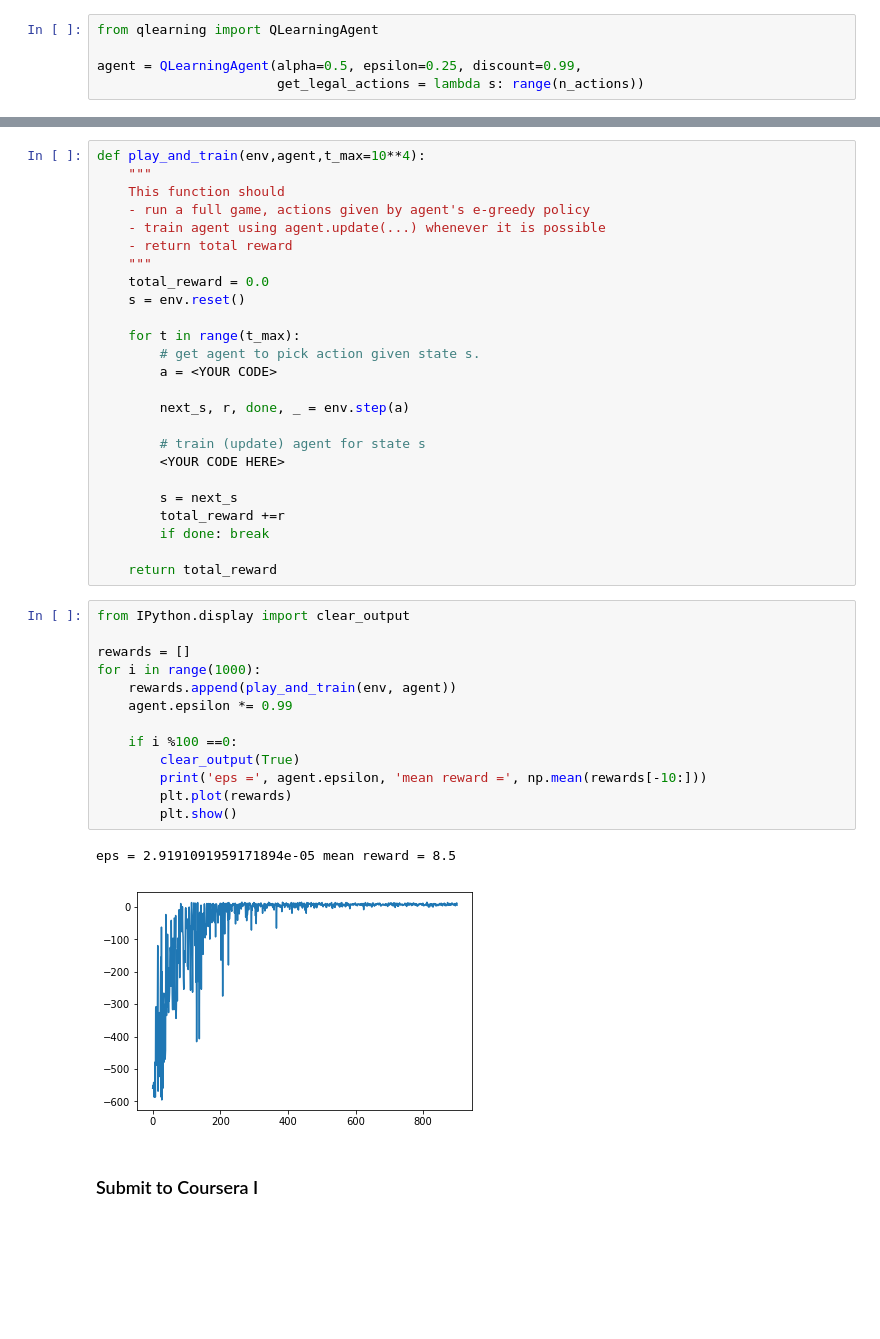
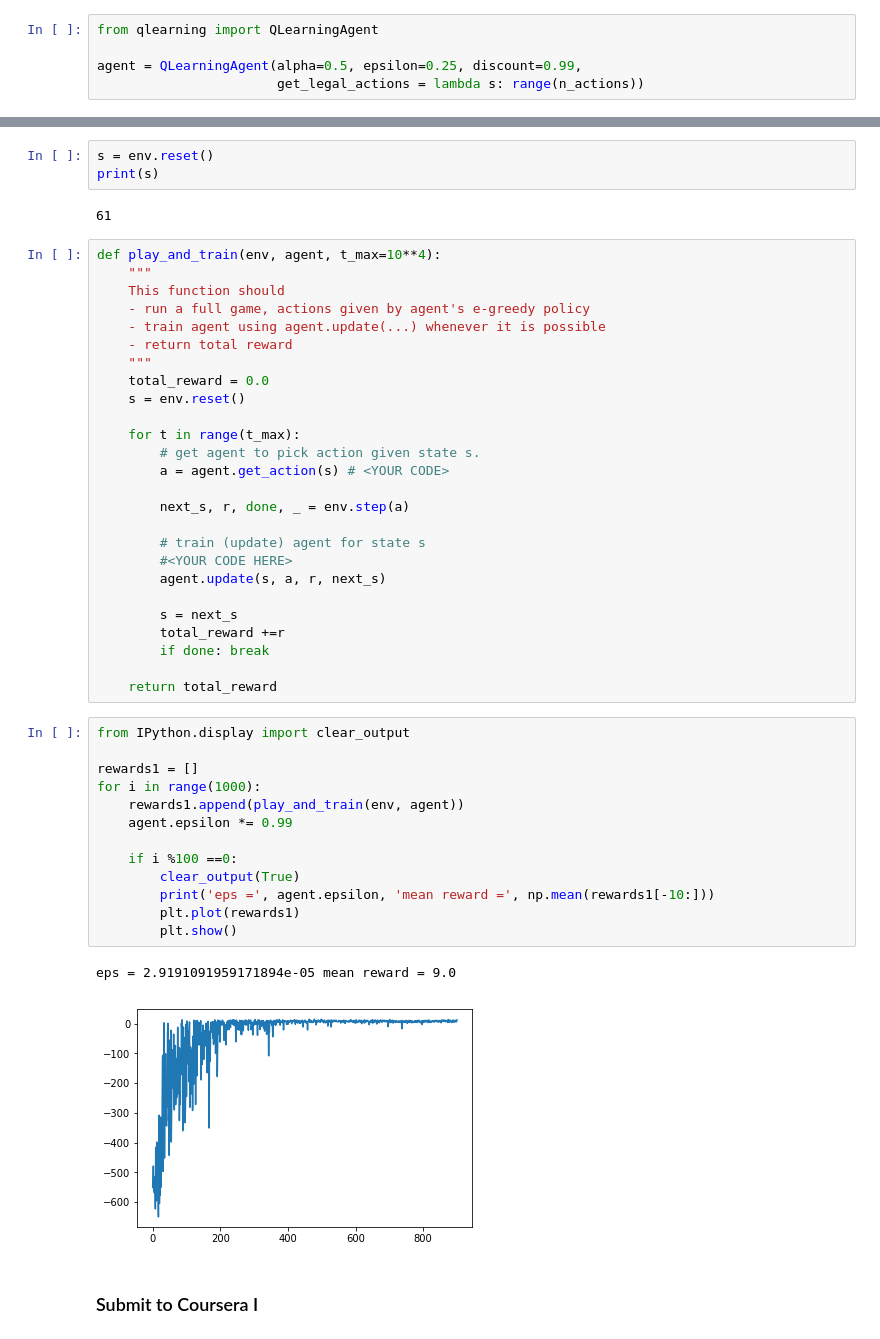
Before and after one commit to PhilippeW83440/Reinforcement-Learning, a Jupyter notebook: coursera-PratcticalRL/W3/qlearning.ipynb, the cells around one changed output, grey strips where cells are left out. Saved outputs shown, nothing was run; the diff lists cells and outputs as text; blank space fills up the shorter version.

```diff
--- a/coursera-PratcticalRL/W3/qlearning.ipynb
+++ b/coursera-PratcticalRL/W3/qlearning.ipynb
@@ -151,5 +220,10 @@ agent = QLearningAgent(alpha=0.5, epsilon=0.25, discount=0.99,
+# %%
+s = env.reset()
+print(s)
+# %% [output]
+61
 # %%
-def play_and_train(env,agent,t_max=10**4):
+def play_and_train(env, agent, t_max=10**4):
     """
     This function should
     - run a full game, actions given by agent's e-greedy policy
@@ -161,12 +235,13 @@ def play_and_train(env,agent,t_max=10**4):
 
     for t in range(t_max):
         # get agent to pick action given state s.
-        a = <YOUR CODE>
+        a = agent.get_action(s) # <YOUR CODE>
 
         next_s, r, done, _ = env.step(a)
 
         # train (update) agent for state s
-        <YOUR CODE HERE>
+        #<YOUR CODE HERE>
+        agent.update(s, a, r, next_s)
 
         s = next_s
         total_reward +=r
@@ -176,19 +251,19 @@ def play_and_train(env,agent,t_max=10**4):
 # %%
 from IPython.display import clear_output
 
-rewards = []
+rewards1 = []
 for i in range(1000):
-    rewards.append(play_and_train(env, agent))
+    rewards1.append(play_and_train(env, agent))
     agent.epsilon *= 0.99
 
     if i %100 ==0:
         clear_output(True)
-        print('eps =', agent.epsilon, 'mean reward =', np.mean(rewards[-10:]))
-        plt.plot(rewards)
+        print('eps =', agent.epsilon, 'mean reward =', np.mean(rewards1[-10:]))
+        plt.plot(rewards1)
         plt.show()
 # %% [output]
-eps = 2.9191091959171894e-05 mean reward = 8.5
+eps = 2.9191091959171894e-05 mean reward = 9.0
-[figure, old version]
+[figure, new version]
 # %% [markdown]
 ### Submit to Coursera I
 # %%
```
Also changed, not shown: parts of 20 cells of this notebook, 2 other files.
